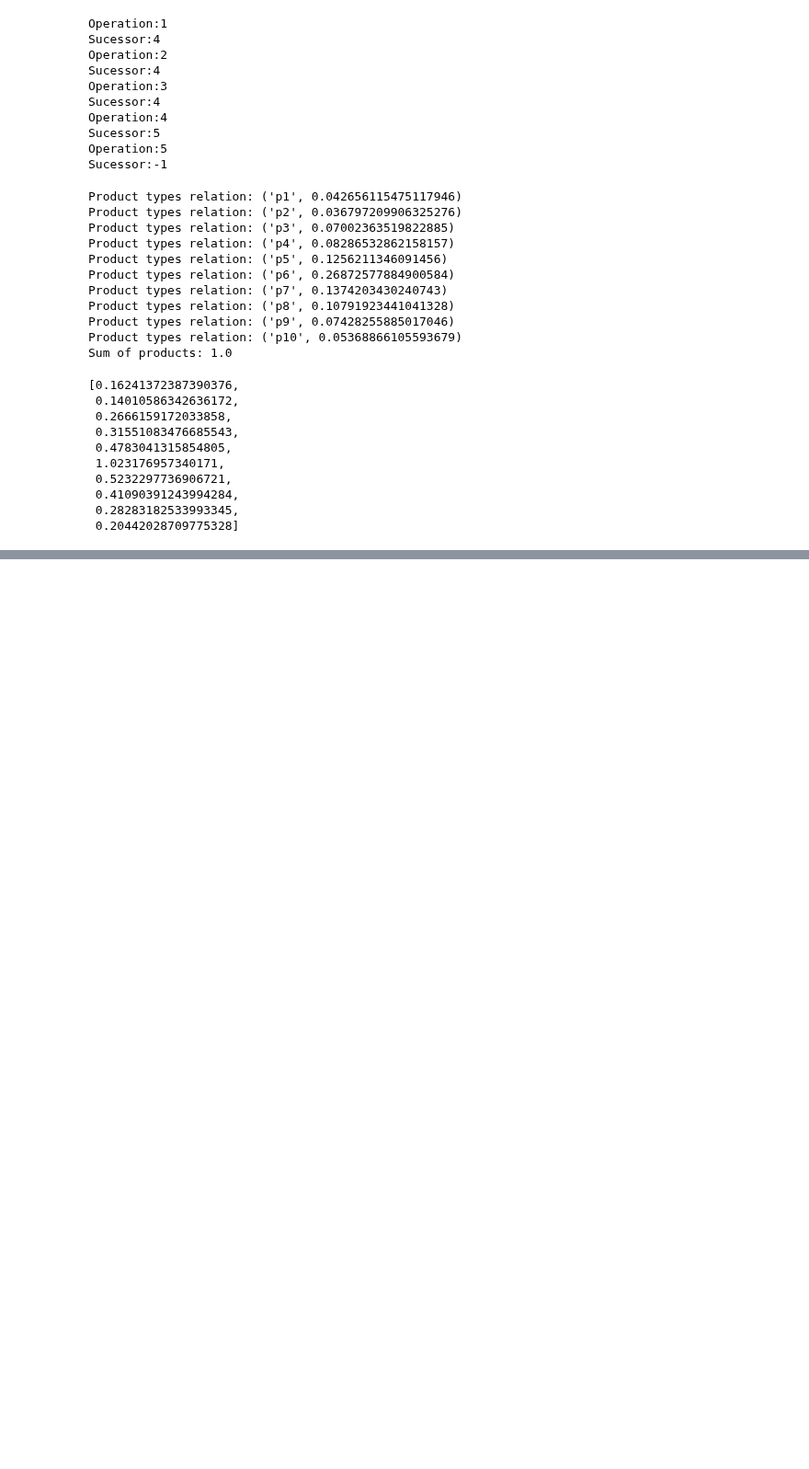
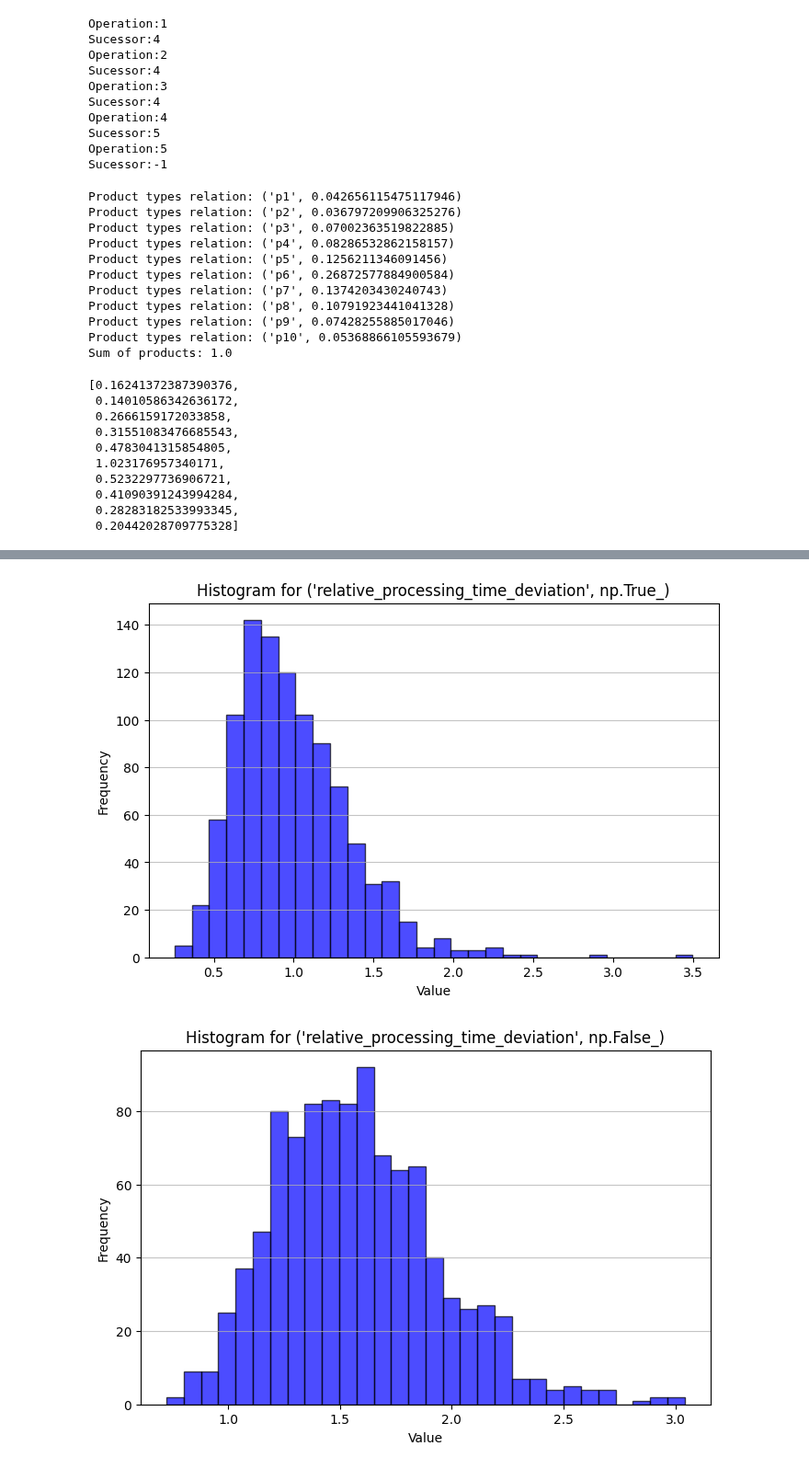
Before and after one commit to MarvinMat/PlanCausal, a Jupyter notebook: function_test_distributions.ipynb, the cells around one changed output, grey strips where cells are left out. Shown at 92% size. Drawn from its saved outputs; the diff is of its cells as text; code cells hidden in the pictures; blank space fills up the shorter version.

```diff
--- a/function_test_distributions.ipynb
+++ b/function_test_distributions.ipynb
@@ -210,0 +782,76 @@ NDCG: 0.9214559386973182
+# %%
+import pandas as pd#
+import os
+import numpy as np
+import matplotlib.pyplot as plt
+def read_from_csv(file):
+        """ Read dataset from CSV, handling errors gracefully. """
+        if not file or not os.path.exists(file):
+            raise FileExistsError(f"File not found: {file}.")
+
+        try:
+            data = pd.read_csv(file)
+            data.drop(columns=data.columns[0], axis=1, inplace=True)
+            return data
+        except Exception as e:
+            raise ImportError(f"Error reading file {file}: {e}")
+
+data_truth = read_from_csv('./data/data_observe_TruthContinousSmallLogLearnModel.csv')
+data_causal = read_from_csv('./data/data_observe_CausalContinousSmallLogLearnModel.csv')
+
+def learn_distribution(data):
+    distributions = {}
+    # Filter data to only include the target variable and its parent variables
+    target_variable = 'relative_processing_time_deviation'
+    parent_variables = ['last_tool_change']
+    relevant_columns = parent_variables + [target_variable]
+    filtered_data = data[relevant_columns].dropna()
+
+    # Iterate over all unique combinations of parent variable values
+    parent_combinations = filtered_data[parent_variables].drop_duplicates()
+    for _, combination in parent_combinations.iterrows():
+        # Filter data for the current combination of parent variable values
+        condition = (filtered_data[parent_variables] == combination.values).all(axis=1)
+        subset = filtered_data[condition][[target_variable]].values.flatten()
+        if len(subset) > 0:
+            log_data = np.log(subset)
+            mu = np.mean(log_data)  # Mean of log-transformed data
+            sigma = np.std(log_data)  # Standard deviation of log-transformed data
+            distributions[(target_variable, combination.values[0])] = {
+                'mu': mu,
+                'sigma': sigma
+            }
+        else:
+            print(f"No data available for combination: {combination.values}")
+
+    return distributions
+# Learn the distribution from the data
+
+truth_distributions = learn_distribution(data=data_truth)
+causal_distributions = learn_distribution(data=data_causal)
+
+org_distributions = {}
+# Initialize distributions dictionary
+# Define mean and variance for each combination of 'machine_state' and 'cleaning'
+combinations = [
+    (True, {'mu': -0.03939867427588333, 'sigma': 0.3435984167296766}),
+    (False, {'mu': 0.4286333315626201, 'sigma': 0.22946751292240838})
+]
+
+# Populate the distributions dictionary
+for last_tool_change, stats in combinations:
+    org_distributions[('relative_processing_time_deviation', last_tool_change)] = stats
+
+# Plot histograms for each sample
+for key, value in causal_distributions.items():
+    sample = np.random.lognormal(mean=value['mu'], sigma=value['sigma'], size=1000)
+    plt.figure(figsize=(8, 5))
+    plt.hist(sample, bins=30, color='blue', alpha=0.7, edgecolor='black')
+    plt.title(f'Histogram for {key}')
+    plt.xlabel('Value')
+    plt.ylabel('Frequency')
+    plt.grid(axis='y', alpha=0.75)
+    plt.show()
+# %% [output]
+[figure, added]
+[figure, added]
```
Also changed, not shown: parts of 13 cells of this notebook, 46 other files.
